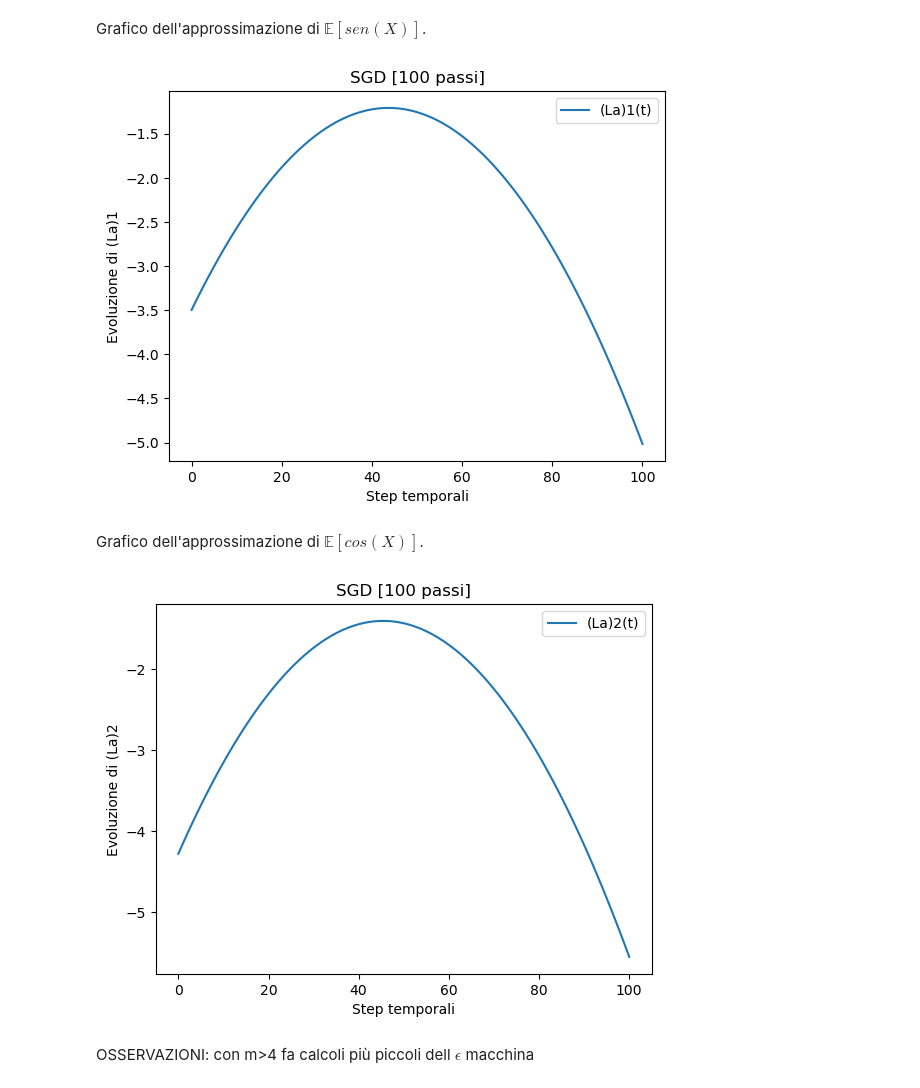
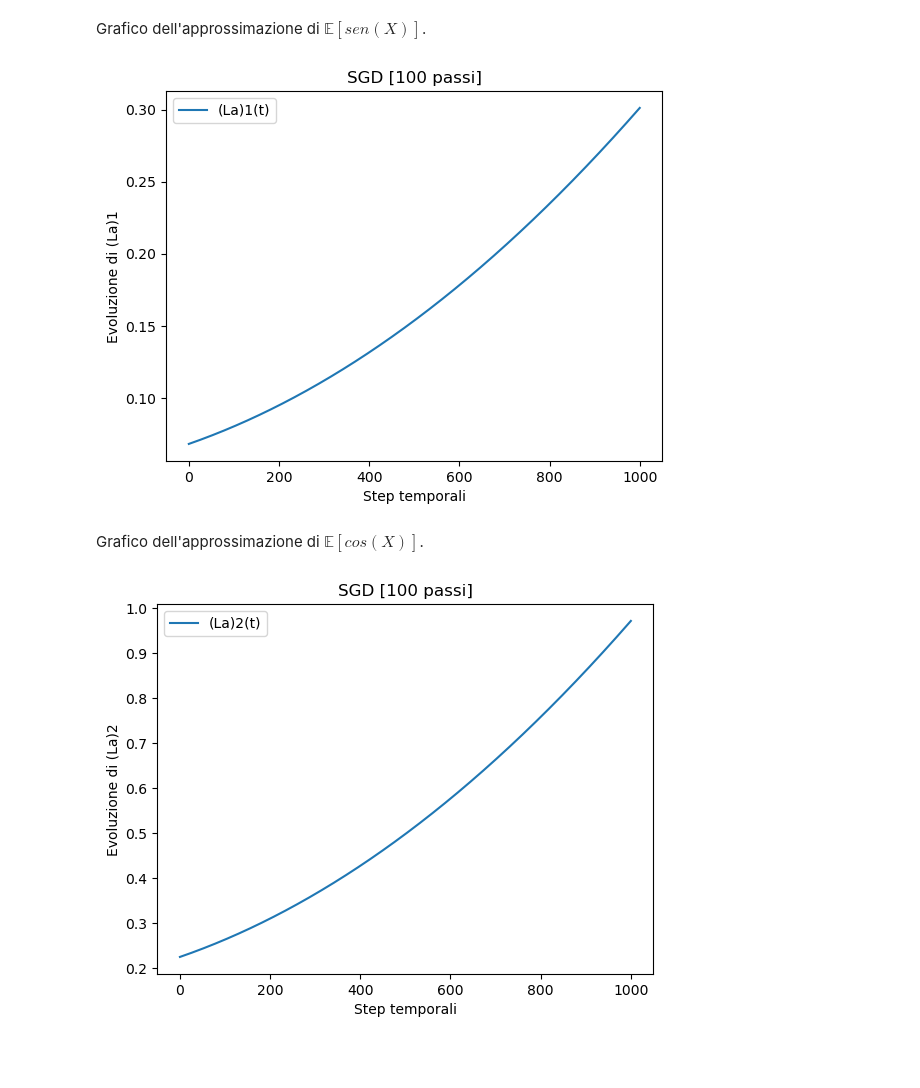
Before and after one commit to amatoandre/TESI, a Jupyter notebook: SGD.ipynb, the cells around one changed output. Drawn from its saved outputs; the diff is of its cells as text; code cells hidden in the pictures; blank space fills up the shorter version.

```diff
--- a/SGD.ipynb
+++ b/SGD.ipynb
@@ -94,26 +94,17 @@ Questa funzione genera effetivamente le soluzioni $X$, $Z$, $Y_1$ e $Y_2$. Inizi
 def eulero(a1, a2, sigma, n, T, N, M, Z0, g):
     h = T / N
 
-    X = [Z0 * np.ones(M)]
-    Z = [Z0 * np.ones(M)]
-    Y1 = [np.zeros((n+1, M))]
-    Y2 = [np.zeros((n+1, M))]
-
-    YY1 = np.zeros((n+1, M))
-    YY2 = np.zeros((n+1, M))
-    XX = Z0 * np.ones(M)
-    ZZ = Z0 * np.ones(M)
+    X = Z0 * np.ones((N+1, M))
+    Z = Z0 * np.ones((N+1, M))
+    Y1 = np.zeros((N+1, n+1, M))
+    Y2 = np.zeros((N+1, n+1, M))
 
     for i in range(N):
         c1 = np.dot(a1, g[:,i])
         c2 = np.dot(a2, g[:,i])
-        XX, ZZ, YY1, YY2 = step_eulero(c1, c2, sigma, T, i, n, h, M, XX, ZZ, YY1, YY2, g)
-        X.append(XX)
-        Z.append(ZZ)
-        Y1.append(YY1)
-        Y2.append(YY2)
+        X[i+1], Z[i+1], Y1[i+1], Y2[i+1] = step_eulero(c1, c2, sigma, T, i, n, h, M, X[i], Z[i], Y1[i], Y2[i], g)
 
-    return np.array(X), np.array(Z), np.array(Y1), np.array(Y2)
+    return X, Z, Y1, Y2
 # %% [markdown]
 ## Metodo di Discesa del Gradiente
 # %% [markdown]
@@ -133,18 +124,12 @@ Notiamo che prima di restituire il valore $v$ questa fuzione fa una media. Esso
 # %%
 def gradiente(N, T, Z, Ztilde, Y1tilde, Y2tilde, a1, a2, n, M, g):
     h = T / N
-    vv1 = np.zeros((n+1, M))
     v1 = np.zeros(n+1)
-    vv2 = np.zeros((n+1, M))
     v2 = np.zeros(n+1)
 
     for j in range(n+1):
-        for i in range(N+1):
-            vv1[j] = vv1[j] + 2 * ( ((np.sin(Z[i]) - np.dot(a1,g[:,i])) * (np.cos(Ztilde[i]) * Y1tilde[i][j] - g[j,i])) + ((np.cos(Z[i]) - np.dot(a2,g[:,i]) * (-np.sin(Ztilde[i]) * Y1tilde[i][j]))) )
-            vv2[j] = vv2[j] + 2 * ( ((np.sin(Z[i]) - np.dot(a1,g[:,i])) * (np.cos(Ztilde[i]) * Y2tilde[i][j])) + ((np.cos(Z[i]) - np.dot(a2,g[:,i]) * (-np.sin(Ztilde[i]) * Y2tilde[i][j] - g[j,i]))) )
-
-        v1[j] = average(vv1[j])
-        v2[j] = average(vv2[j])
+        v1[j] = average( 2 * h * sum( ((np.sin(Z) - (np.dot(a1,g) * np.ones((M, 1))).transpose()) * (np.cos(Ztilde) * Y1tilde[:,j] - (g[j,:]* np.ones((M, 1))).transpose())) + ((np.cos(Z) - (np.dot(a2,g) * np.ones((M, 1))).transpose() * (-np.sin(Ztilde) * Y1tilde[:,j]))) ) )
+        v2[j] = average( 2 * h * sum( ((np.sin(Z) - (np.dot(a1,g) * np.ones((M, 1))).transpose()) * (np.cos(Ztilde) * Y2tilde[:,j])) + ((np.cos(Z) - (np.dot(a2,g) * np.ones((M, 1))).transpose() * (-np.sin(Ztilde) * Y2tilde[:,j] - (g[j,:]* np.ones((M, 1))).transpose()))) ) )
 
     return v1, v2
 # %% [markdown]
@@ -192,7 +178,7 @@ if __name__ == "__main__":
 
     sigma = 0.5
     T = 1
-    N = 100
+    N = 1000
     M = 1000000
     X0 = 0.5
 
@@ -202,10 +188,10 @@ if __name__ == "__main__":
     a1_0 = np.sin(X0) * np.ones(n+1)
     a2_0 = np.cos(X0) * np.ones(n+1)
     r0 = 1 / 100
-    rho = 3 / 4
+    rho = 1 / 2
     m = 100
-    M = 100
-    tipo = 'lagrange'
+    M = 10
+    tipo = 'canonica'
 
     g = base(T, n, np.linspace(0, T, N+1), tipo)
     start = time.process_time()   # parte il cronometro
@@ -225,36 +211,26 @@ a2 =  [-4.59607936 -1.43589491 -3.49376225]
 # %% [markdown]
 Grafico dell'approssimazione di $\mathbb{E}[sen(X)]$.
 # %%
-grafico = []
-for i in range(N+1):
-    grafico.append(np.dot(a1, g[:,i]))
-
 fig = plt.figure()
 plt.title("SGD [" + str(m) + " passi]")
 plt.xlabel("Step temporali")
 plt.ylabel("Evoluzione di (La)1")
 # plt.ylim(-1,1) # se non c'è il grafico è molto zoomato
-plt.plot(grafico, label='(La)1(t)')
+plt.plot(np.dot(a1, g), label='(La)1(t)')
 plt.legend()
 plt.show()
 # %% [output]
-[figure, old version]
+[figure, new version]
 # %% [markdown]
 Grafico dell'approssimazione di $\mathbb{E}[cos(X)]$.
 # %%
-grafico = []
-for i in range(N+1):
-    grafico.append(np.dot(a2, g[:,i]))
-
 fig = plt.figure()
 plt.title("SGD [" + str(m) + " passi]")
 plt.xlabel("Step temporali")
 plt.ylabel("Evoluzione di (La)2")
 # plt.ylim(-1,1) # se non c'è il grafico è molto zoomato
-plt.plot(grafico, label='(La)2(t)')
+plt.plot(np.dot(a2, g), label='(La)2(t)')
 plt.legend()
 plt.show()
 # %% [output]
-[figure, old version]
+[figure, new version]
-# %% [markdown]
-OSSERVAZIONI: con m>4 fa calcoli più piccoli dell $\epsilon$ macchina
```
Also changed, not shown: parts of 6 cells of this notebook.
